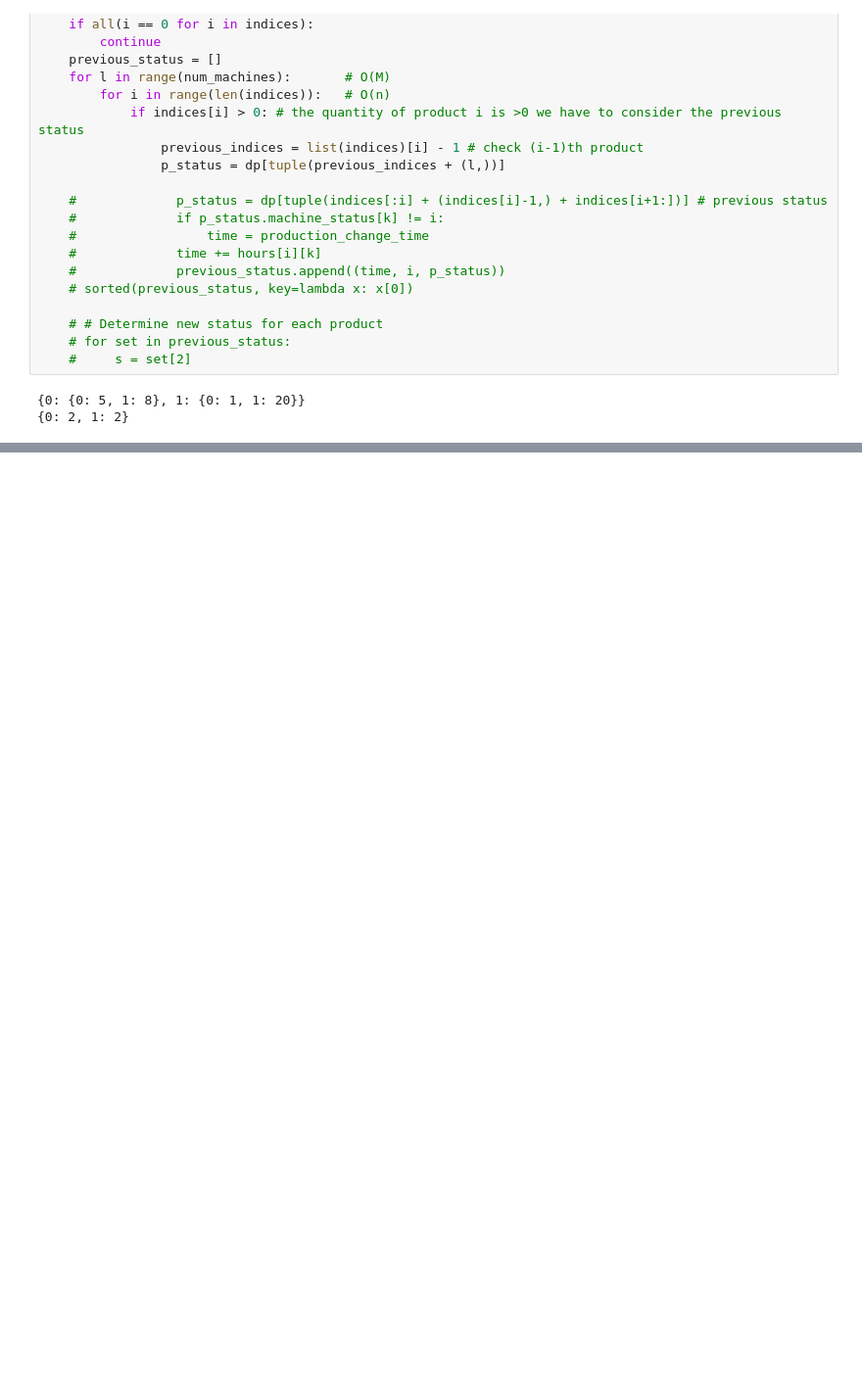
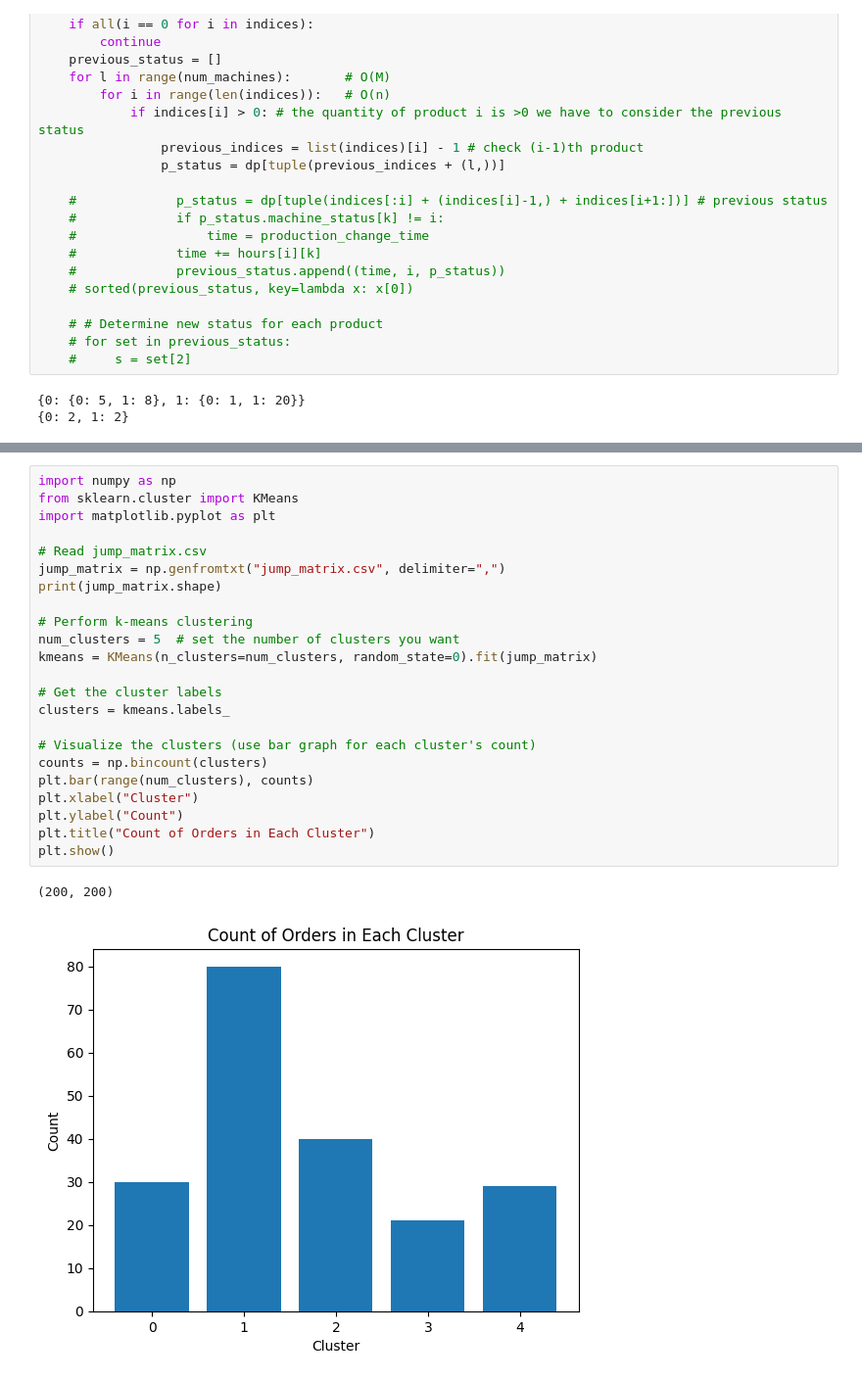
Before and after one commit to RPIFisherman/APS-MES, a Jupyter notebook: APS-demo.ipynb, the cells around one changed output, grey strips where cells are left out. Shown at 98% size. Saved outputs shown, nothing was run; the diff lists cells and outputs as text; blank space fills up the shorter version.

```diff
--- a/APS-demo.ipynb
+++ b/APS-demo.ipynb
@@ -1111,0 +1346,26 @@ for indices in np.ndindex(*dp_shape[:-1]):  # O(Q1*Q2*...*Qn)
+# %%
+import numpy as np
+from sklearn.cluster import KMeans
+import matplotlib.pyplot as plt
+
+# Read jump_matrix.csv
+jump_matrix = np.genfromtxt("jump_matrix.csv", delimiter=",")
+print(jump_matrix.shape)
+
+# Perform k-means clustering
+num_clusters = 5  # set the number of clusters you want
+kmeans = KMeans(n_clusters=num_clusters, random_state=0).fit(jump_matrix)
+
+# Get the cluster labels
+clusters = kmeans.labels_
+
+# Visualize the clusters (use bar graph for each cluster's count)
+counts = np.bincount(clusters)
+plt.bar(range(num_clusters), counts)
+plt.xlabel("Cluster")
+plt.ylabel("Count")
+plt.title("Count of Orders in Each Cluster")
+plt.show()
+# %% [output]
+(200, 200)
+[figure, added]
```
Also changed, not shown: parts of 9 cells of this notebook, 5 other files.
